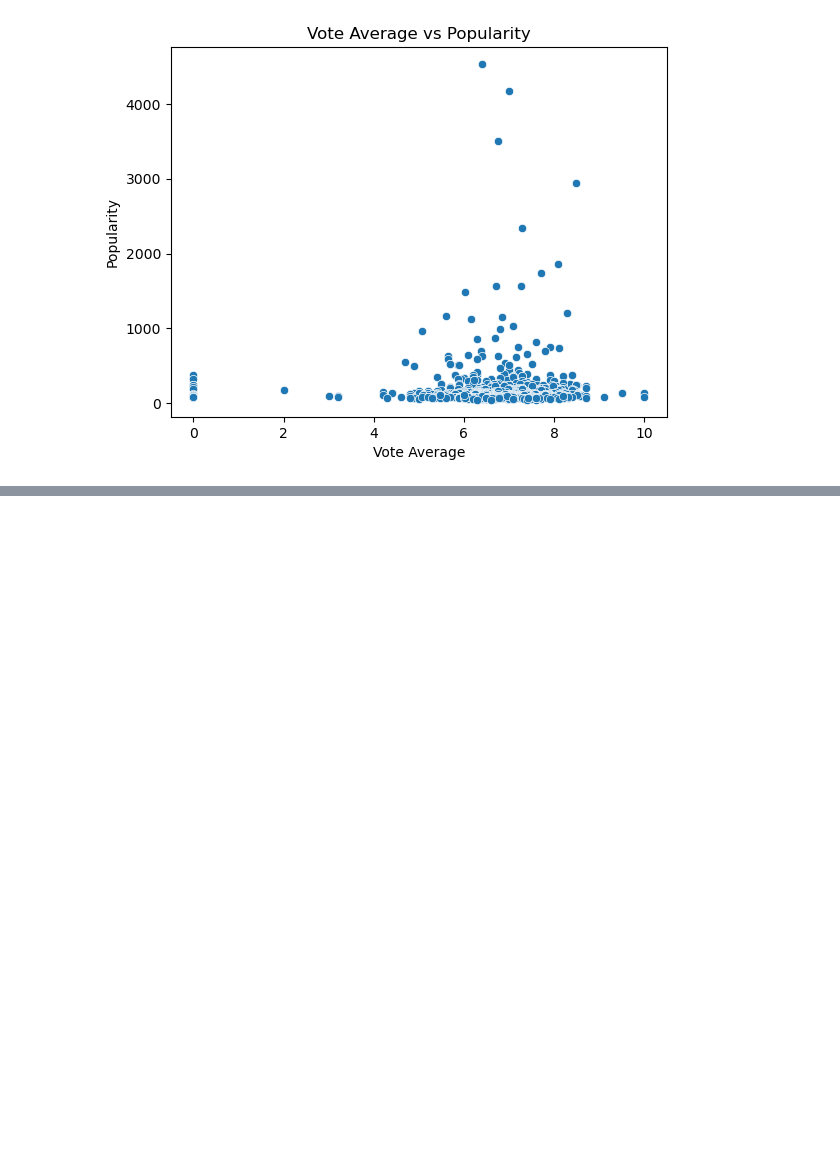
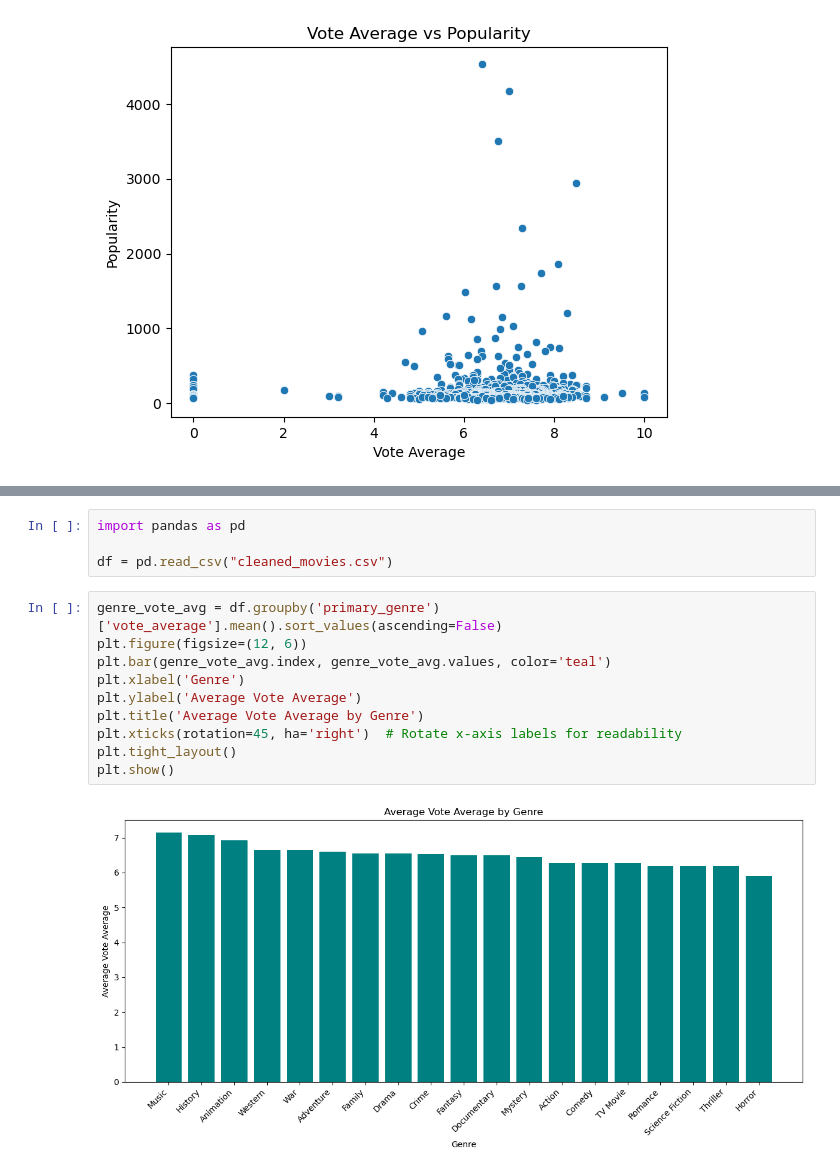
Before and after one commit to laurenscarzella/my-api, a Jupyter notebook: steps.ipynb, the cells around one changed output, grey strips where cells are left out. Cells and saved outputs as stored; diff of their text form; blank space fills up the shorter version.

```diff
--- a/steps.ipynb
+++ b/steps.ipynb
@@ -102,0 +123,16 @@ plt.show()
+# %%
+import pandas as pd
+
+df = pd.read_csv("cleaned_movies.csv")
+# %%
+genre_vote_avg = df.groupby('primary_genre')['vote_average'].mean().sort_values(ascending=False)
+plt.figure(figsize=(12, 6))
+plt.bar(genre_vote_avg.index, genre_vote_avg.values, color='teal')
+plt.xlabel('Genre')
+plt.ylabel('Average Vote Average')
+plt.title('Average Vote Average by Genre')
+plt.xticks(rotation=45, ha='right')  # Rotate x-axis labels for readability
+plt.tight_layout()
+plt.show()
+# %% [output]
+[figure, added]
```
Also changed, not shown: parts of 10 cells of this notebook, 4 other files.
